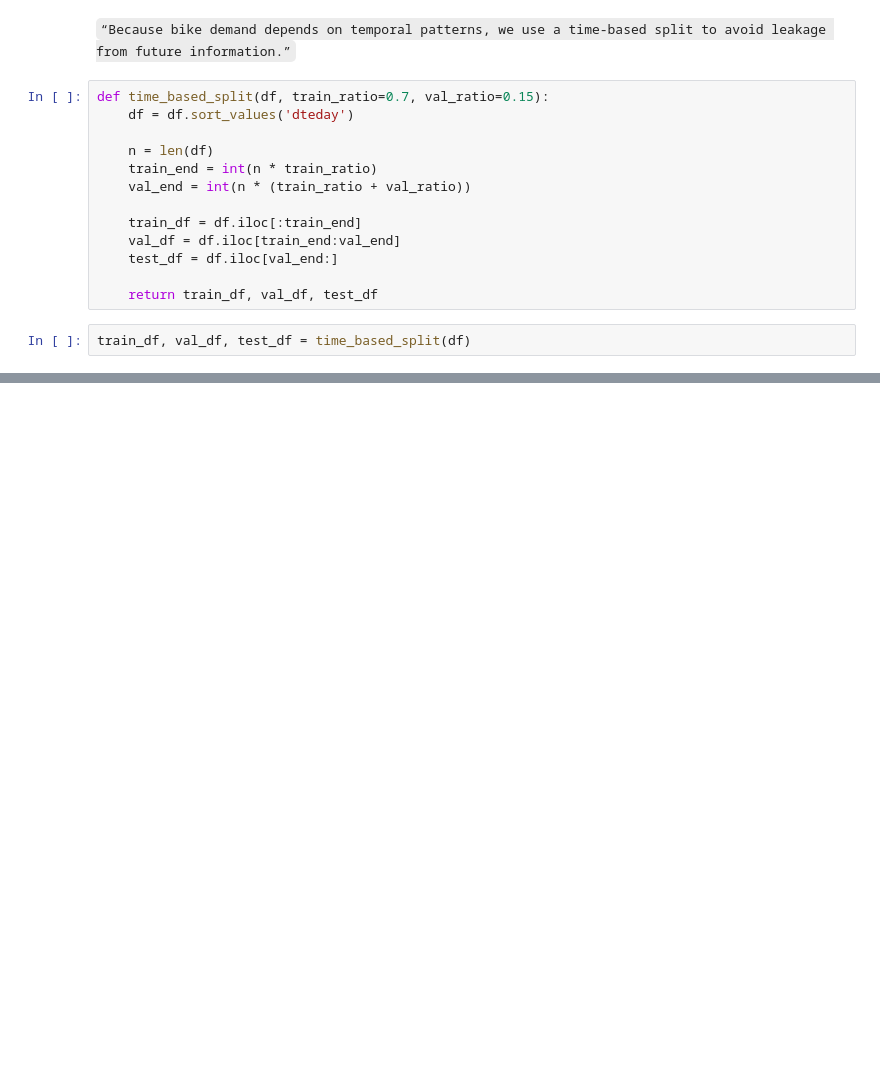
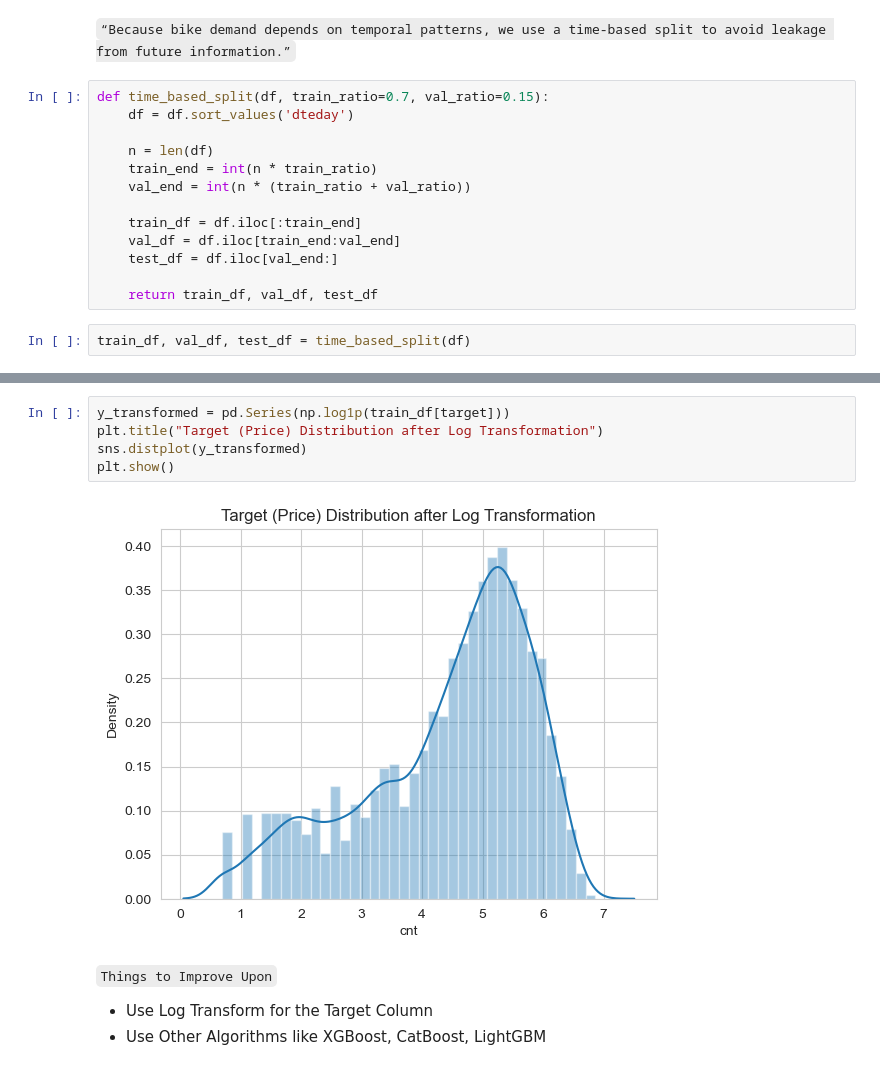
Before and after one commit to michaji/urbanride-demand-forecasting, a Jupyter notebook: notebook.ipynb, the cells around one changed output, grey strips where cells are left out. Cells and saved outputs as stored; diff of their text form; blank space fills up the shorter version.

```diff
--- a/notebook.ipynb
+++ b/notebook.ipynb
@@ -338,0 +486,11 @@ train_df, val_df, test_df = time_based_split(df)
+# %%
+y_transformed = pd.Series(np.log1p(train_df[target]))
+plt.title("Target (Price) Distribution after Log Transformation")
+sns.distplot(y_transformed)
+plt.show()
+# %% [output]
+[figure, added]
+# %% [markdown]
+``Things to Improve Upon``
+- Use Log Transform for the Target Column
+- Use Other Algorithms like XGBoost, CatBoost, LightGBM
```
Also changed, not shown: parts of 18 cells of this notebook.
